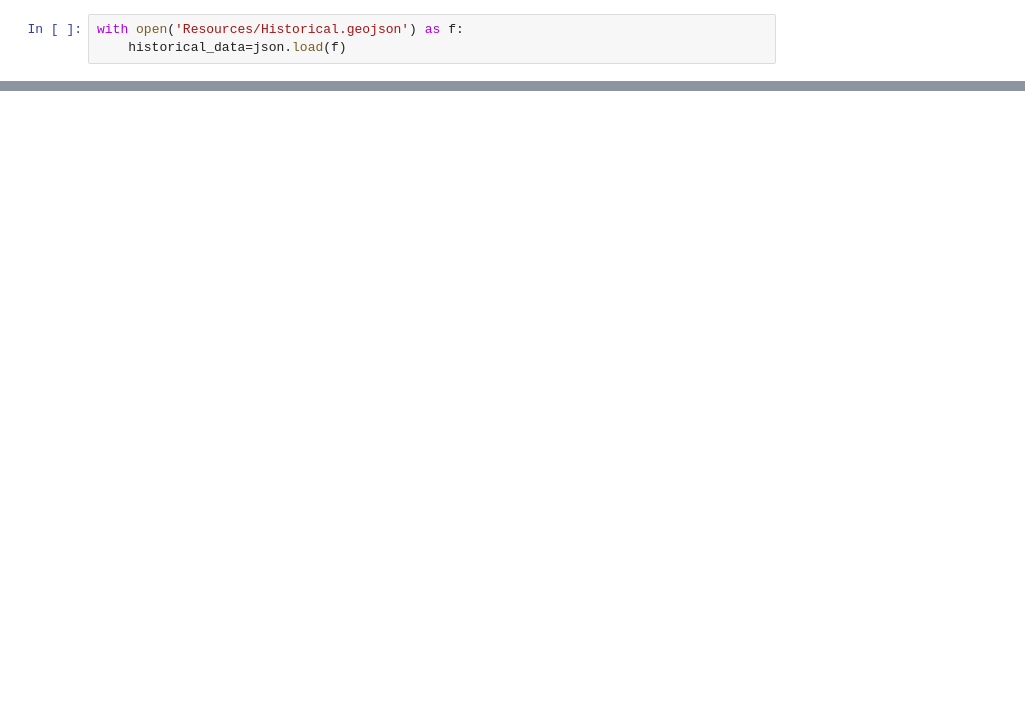
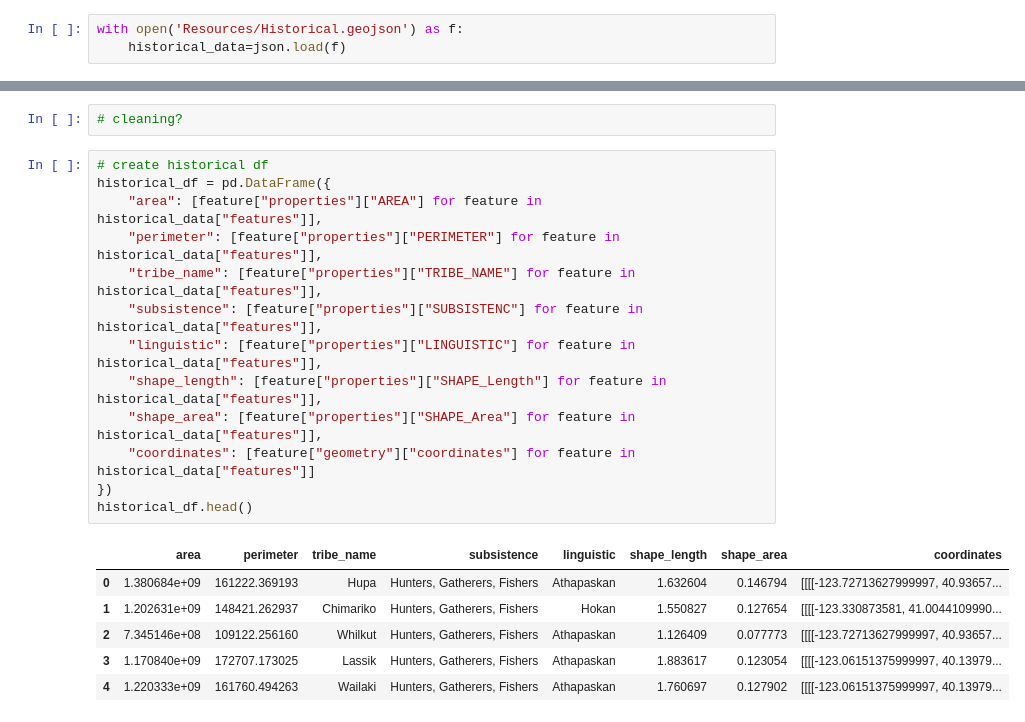
Before and after one commit to Project-3-EDA-ETL-API-Visualizations/project_home, a Jupyter notebook: notebook.ipynb, the cells around one changed output, grey strips where cells are left out. Saved outputs shown, nothing was run; the diff lists cells and outputs as text; blank space fills up the shorter version.

```diff
--- a/notebook.ipynb
+++ b/notebook.ipynb
@@ -53,0 +85,22 @@ historical_data
+# %%
+# cleaning?
+# %%
+# create historical df
+historical_df = pd.DataFrame({
+    "area": [feature["properties"]["AREA"] for feature in historical_data["features"]],
+    "perimeter": [feature["properties"]["PERIMETER"] for feature in historical_data["features"]],
+    "tribe_name": [feature["properties"]["TRIBE_NAME"] for feature in historical_data["features"]],
+    "subsistence": [feature["properties"]["SUBSISTENC"] for feature in historical_data["features"]],
+    "linguistic": [feature["properties"]["LINGUISTIC"] for feature in historical_data["features"]],
+    "shape_length": [feature["properties"]["SHAPE_Length"] for feature in historical_data["features"]],
+    "shape_area": [feature["properties"]["SHAPE_Area"] for feature in historical_data["features"]],
+    "coordinates": [feature["geometry"]["coordinates"] for feature in historical_data["features"]]
+})
+historical_df.head()
+# %% [output]
+|  | area | perimeter | tribe_name | subsistence | linguistic | shape_length | shape_area | coordinates |
+| 0 | 1.380684e+09 | 161222.369193 | Hupa | Hunters, Gatherers, Fishers | Athapaskan | 1.632604 | 0.146794 | [[[[-123.72713627999997, 40.93657... |
+| 1 | 1.202631e+09 | 148421.262937 | Chimariko | Hunters, Gatherers, Fishers | Hokan | 1.550827 | 0.127654 | [[[[-123.330873581, 41.0044109990... |
+| 2 | 7.345146e+08 | 109122.256160 | Whilkut | Hunters, Gatherers, Fishers | Athapaskan | 1.126409 | 0.077773 | [[[[-123.72713627999997, 40.93657... |
+| 3 | 1.170840e+09 | 172707.173025 | Lassik | Hunters, Gatherers, Fishers | Athapaskan | 1.883617 | 0.123054 | [[[[-123.06151375999997, 40.13979... |
+| 4 | 1.220333e+09 | 161760.494263 | Wailaki | Hunters, Gatherers, Fishers | Athapaskan | 1.760697 | 0.127902 | [[[[-123.06151375999997, 40.13979... |
```
Also changed, not shown: parts of 7 cells of this notebook, 3 other files.
